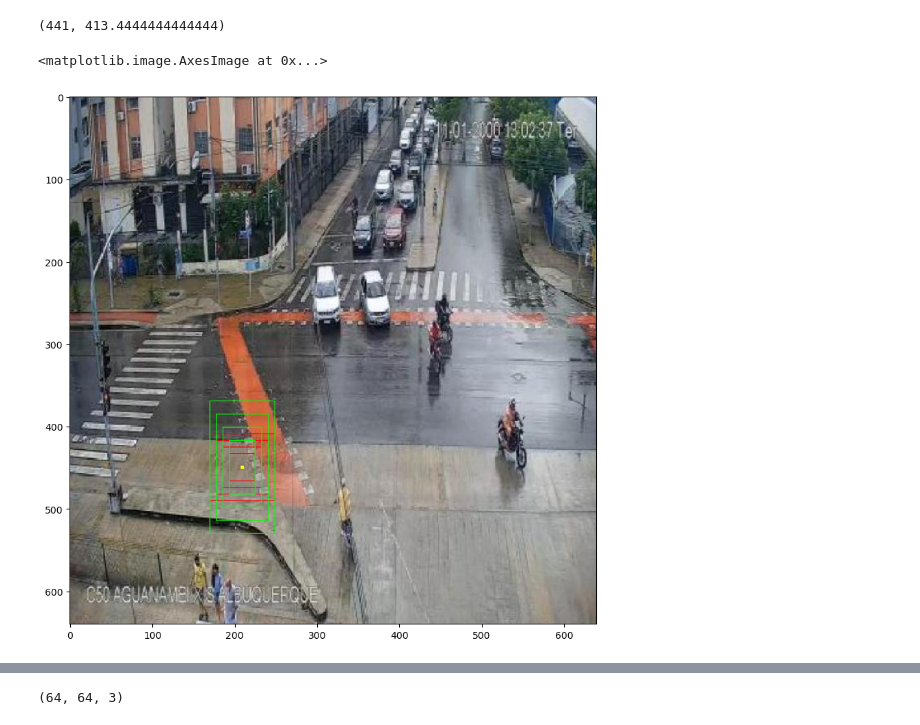
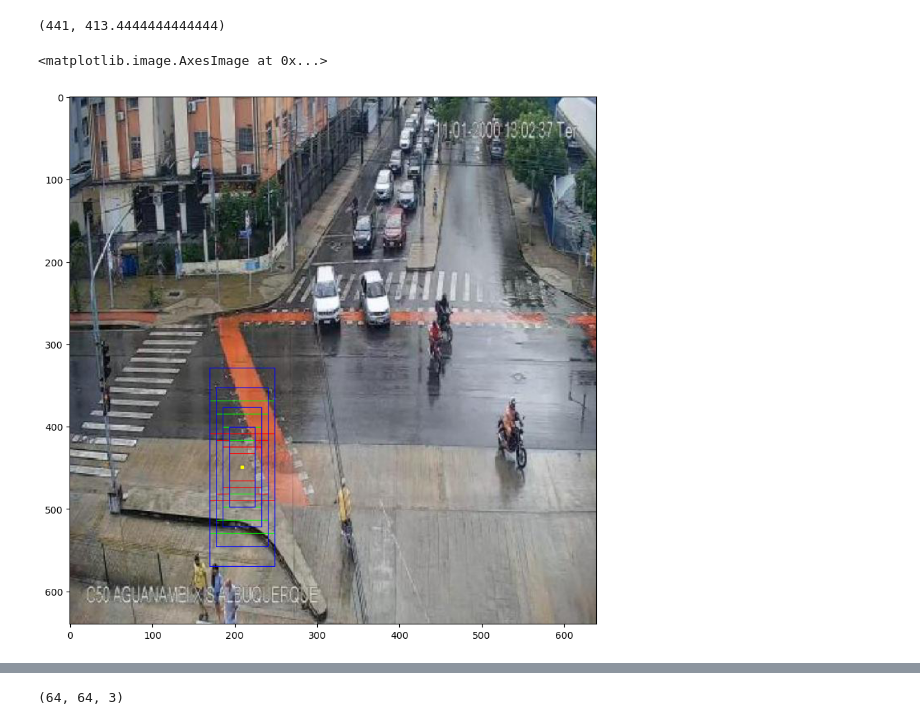
Before and after one commit to AsimWattoo/Traffic_Object_Detection_TensorFlow, a Jupyter notebook: RegionProposalNetwork.ipynb, the cells around one changed output, grey strips where cells are left out. Cells and saved outputs as stored; diff of their text form; code cells hidden in the pictures.

```diff
--- a/RegionProposalNetwork.ipynb
+++ b/RegionProposalNetwork.ipynb
@@ -32,14 +32,14 @@ def upscale_points(image, coordinates):
     y = int(coordinates[2] * image.shape[1])
     width = int(coordinates[3] * image.shape[0])
     height = int(coordinates[4] * image.shape[1])
-    return (int(coordinates[0]), x, y, width, height)
+    return (int(coordinates[0]), y, x, height, width)
 
 def draw_boundary(image, color, coordinates):
     (object_class, x, y, width, height) = upscale_points(image, coordinates)
-    image[y-height:y-height+5, x-width:x+width, :] = color
-    image[y-height:y+height, x+width:x+width+5, :] = color
-    image[y+height-5:y+height, x-width:x+width, :] = color
-    image[y-height:y+height, x-width-5:x-width, :] = color
+    image[x-width:x+width, y-height:y-height+5, :] = color
+    image[x+width:x+width+5, y-height:y+height, :] = color
+    image[x-width:x+width, y+height-5:y+height, :] = color
+    image[x-width-5:x-width, y-height:y+height, :] = color
     return image, (int(coordinates[0]), x, y, width, height)
 
 def clip(value, prev_min, prev_max, new_min, new_max):
@@ -152,20 +152,20 @@ def add_regions(image, regions, color=[0, 0, 0], thickness = 1):
     return new_image
 # %%
 points = anchor_points
-region_ratios = [[1, 1], [2, 1]]
+region_ratios = [[1, 1], [2, 1], [3, 1]]
 region_scales = [16, 24, 32, 40]
 regions = generate_regions(points, region_ratios, region_scales)
 
 # Test Points
 test_points = [points[300]]
 test_regions = generate_regions(test_points, region_ratios, region_scales)
 regioned_image = add_regions(image, test_regions, [[255, 0, 0], [0, 255, 0], [0, 0, 255], [255, 255, 0]], 1)
 regioned_image = add_anchor_points(regioned_image, test_points, 2)
 plt.figure(figsize=(10, 10))
 plt.imshow(regioned_image)
 # %% [output]
 <matplotlib.image.AxesImage at 0x...>
-[figure, old version]
+[figure, new version]
 # %%
 print(f'Anchor Points: {len(anchor_points)}')
 print(f'Regions: {len(regions)}')
```
Also changed, not shown: parts of 13 cells of this notebook.
